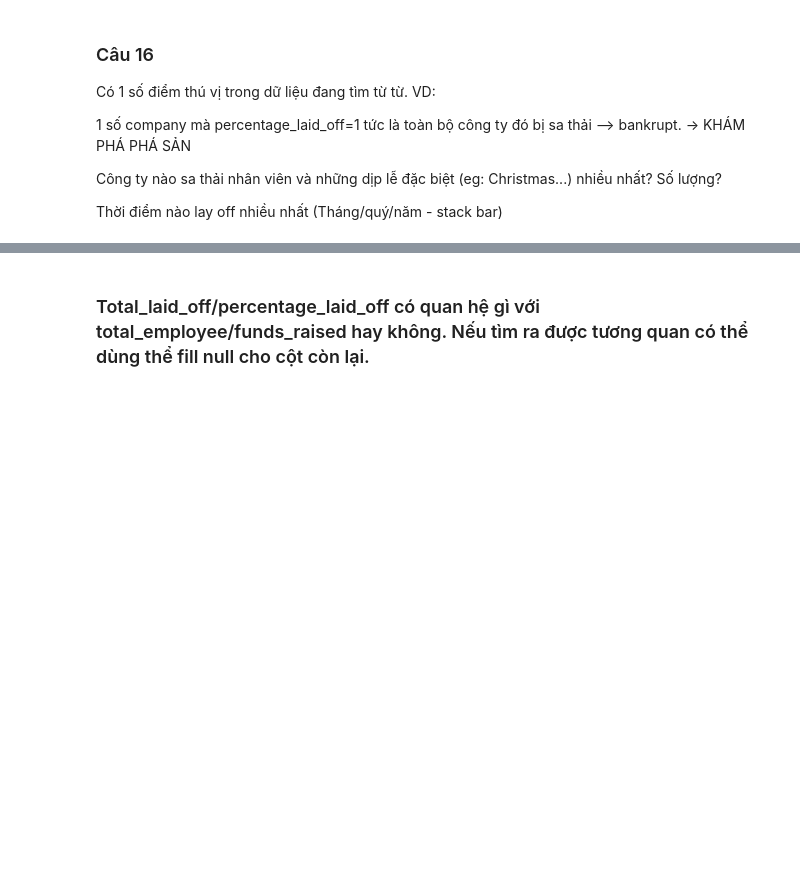
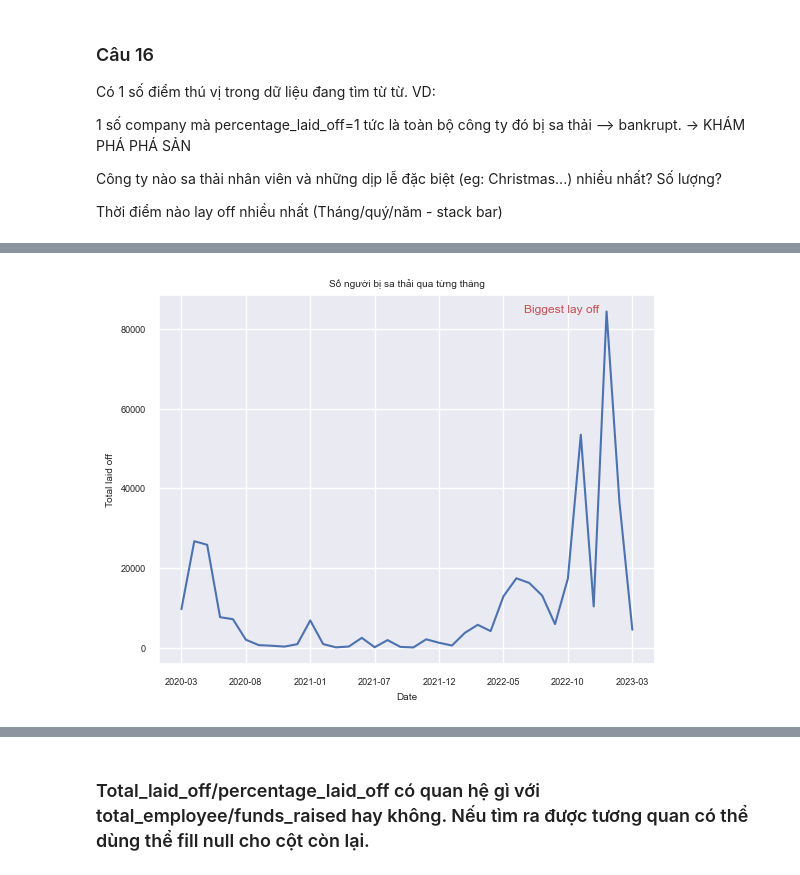
Before and after one commit to vhtnguyen/Layoffs-Visualization-Project, a Jupyter notebook: layoffs-data-visualization/main.ipynb, the cells around one changed output, grey strips where cells are left out. Cells and saved outputs as stored; diff of their text form; code cells hidden in the pictures; blank space fills up the shorter version.

```diff
--- a/layoffs-data-visualization/main.ipynb
+++ b/layoffs-data-visualization/main.ipynb
@@ -451,3 +541,21 @@ Có 1 số điểm thú vị trong dữ liệu đang tìm từ từ. VD:
 Công ty nào sa thải nhân viên và những dịp lễ đặc biệt (eg: Christmas...) nhiều nhất? Số lượng?
 
 Thời điểm nào lay off nhiều nhất (Tháng/quý/năm - stack bar)
+# %%
+df_clean_total_lo=df[df['total_laid_off']>0]
+df_clean_total_lo['date'].min()
+df_clean_total_lo['date'].max()
+
+#
+df_clean_total_lo['month_year'] = pd.to_datetime(df_clean_total_lo['date']).dt.strftime('%Y-%m')
+
+
+
+
+
+total_by_month_year = df_clean_total_lo.groupby('month_year')['total_laid_off'].sum()
+total_by_month_year.reindex(pd.period_range('2020-01',total_by_month_year.index[-1],freq='M'))
+total_by_month_year.fillna(0.0)
+total_by_month_year.max()
+# lo_2020=lo_2020.reindex(pd.RangeIndex(1,13),fill_value= 0).ffill()
+# total_by_month_year.reset_index().rename(columns={'sum':'valuesum'})
@@ -453,0 +569,12 @@ Thời điểm nào lay off nhiều nhất (Tháng/quý/năm - stack bar)
+# %%
+
+# plt.xticks(np.arange(1, 13, 1))
+total_by_month_year.plot()
+plt.xlabel('Date')
+plt.ylabel('Total laid off')
+plt.title('Số người bị sa thải qua từng tháng')
+plt.text(29.5, 85000, 'Biggest lay off', horizontalalignment='center',
+     verticalalignment='center',color='r',fontsize='large')
+plt.show()
+# %% [output]
+[figure, added]
```
Also changed, not shown: parts of 15 cells of this notebook.
